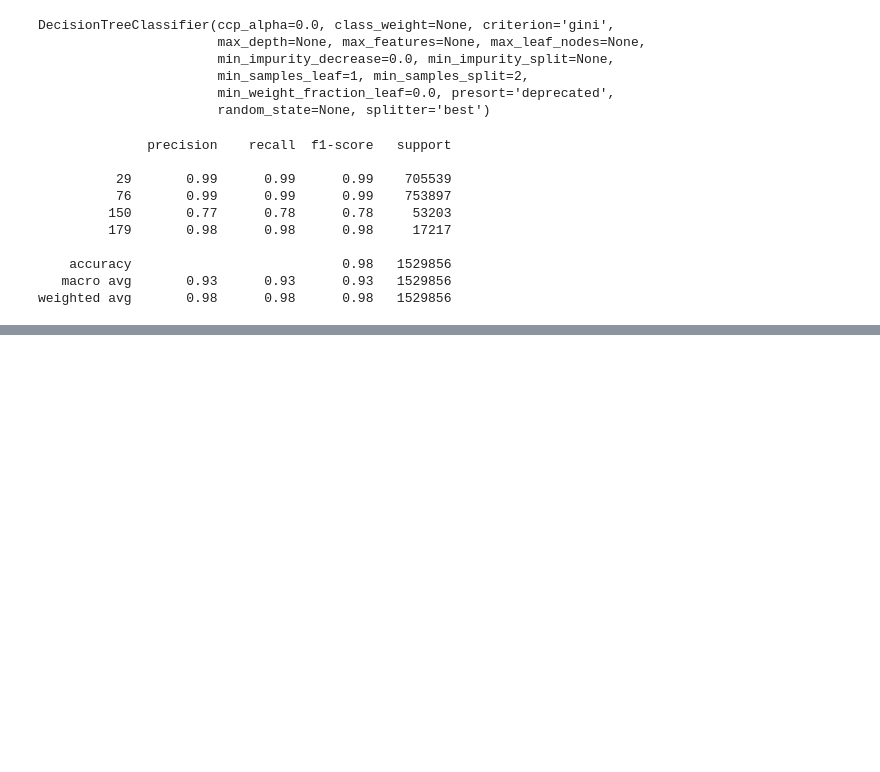
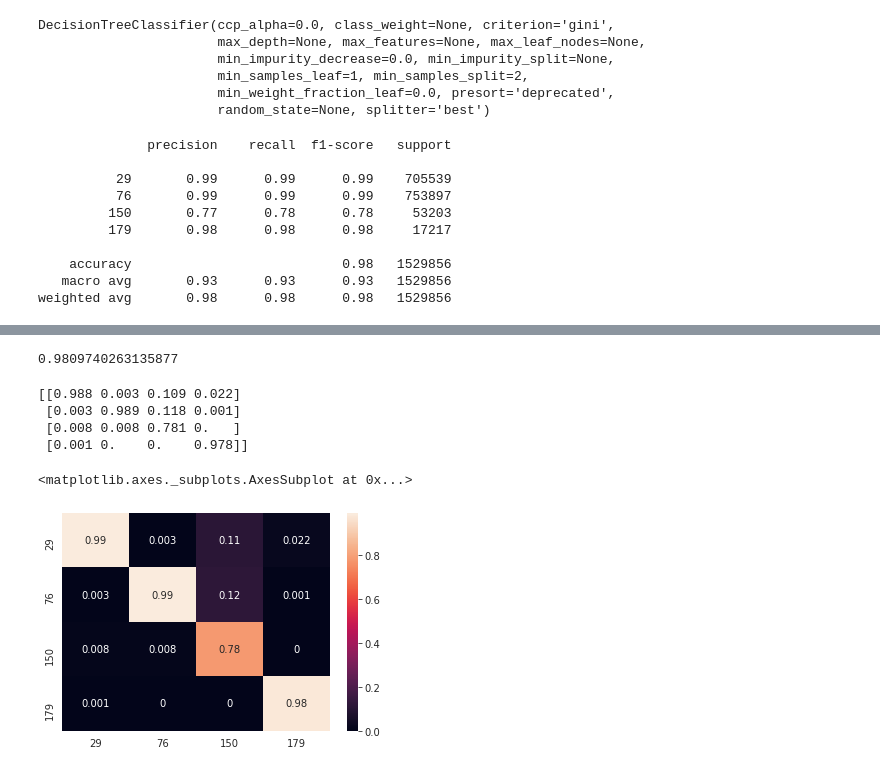
Before and after one commit to utsavdarlami/sandstone_segmentation, a Jupyter notebook: notebooks/02_Model_Training.ipynb, the cells around one changed output, grey strips where cells are left out. Saved outputs shown, nothing was run; the diff lists cells and outputs as text; code cells hidden in the pictures; blank space fills up the shorter version.

```diff
--- a/notebooks/02_Model_Training.ipynb
+++ b/notebooks/02_Model_Training.ipynb
@@ -121,0 +295,20 @@ accuracy_score(y_test, predictions)
+# %%
+accuracy_score(y_test_s, predictions_s)
+# %% [output]
+0.9809740263135877
+# %%
+n_cf_matrix_s = cf_matrix_s / cf_matrix_s.astype(np.float).sum(axis=1)
+print(np.round(n_cf_matrix_s, 3))
+# %% [output]
+[[0.988 0.003 0.109 0.022]
+ [0.003 0.989 0.118 0.001]
+ [0.008 0.008 0.781 0.   ]
+ [0.001 0.    0.    0.978]]
+# %%
+sns.heatmap(np.round(n_cf_matrix_s, 3),
+            annot=True,
+            xticklabels = categories,
+            yticklabels = categories)
+# %% [output]
+<matplotlib.axes._subplots.AxesSubplot at 0x...>
+[figure, added]
```
Also changed, not shown: parts of 40 cells of this notebook.
